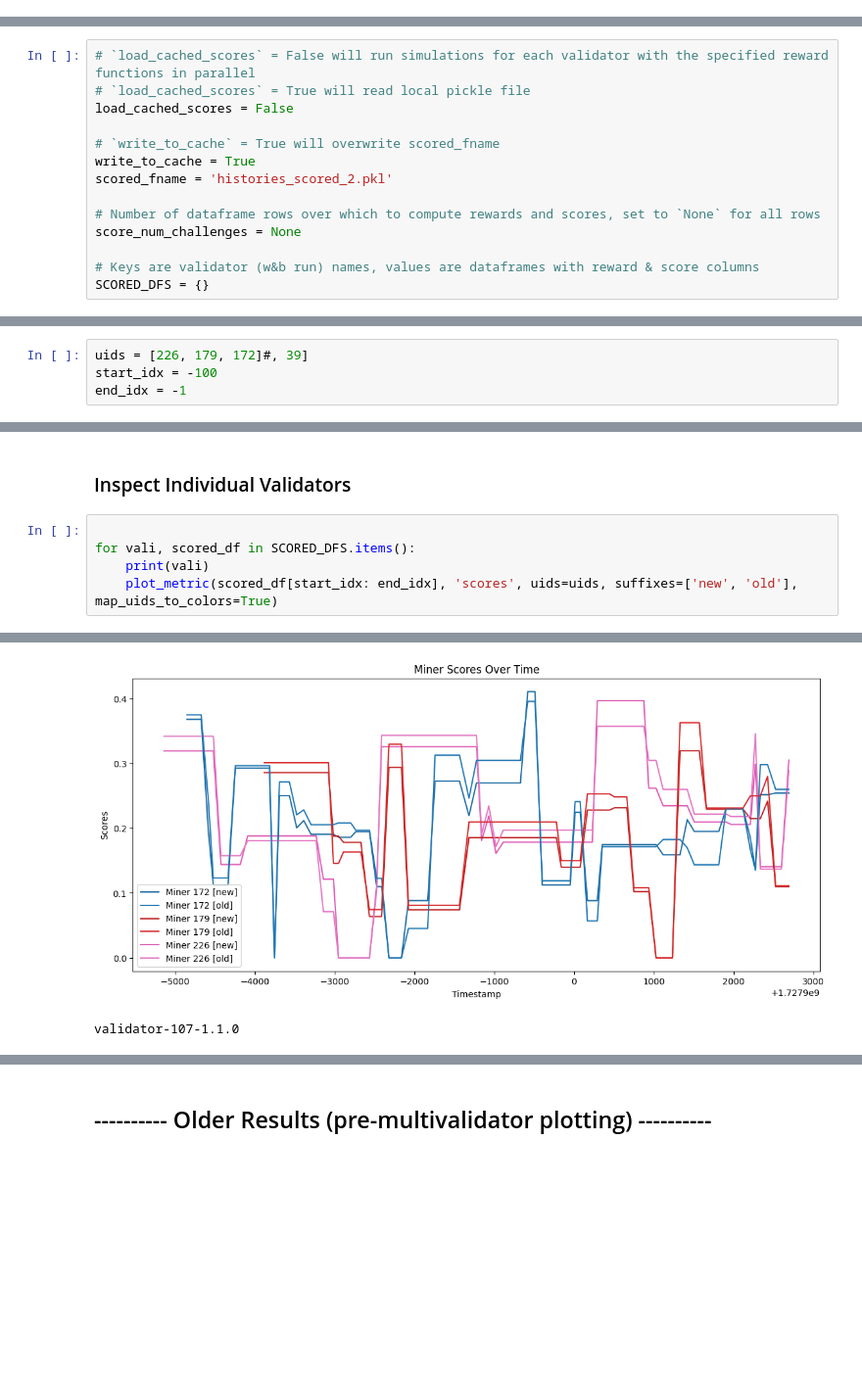
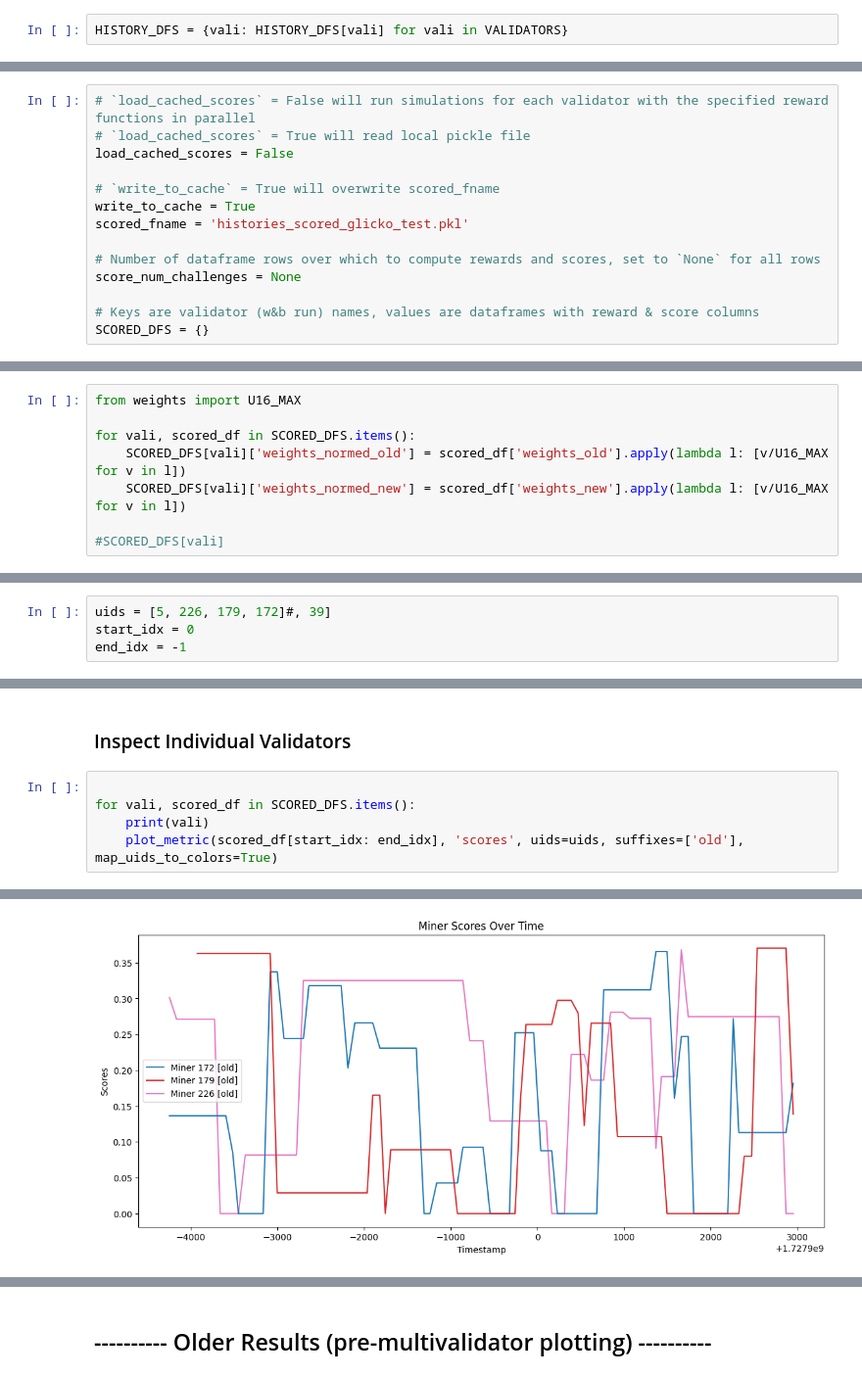
Before and after one commit to BitMind-AI/incentive-simulator, a Jupyter notebook: simulation.ipynb, the cells around one changed output, grey strips where cells are left out. Shown: that part at 98% size. Saved outputs shown, nothing was run; the diff lists cells and outputs as text; blank space fills up the shorter version.

```diff
--- a/simulation.ipynb
+++ b/simulation.ipynb
@@ -91,0 +79,2 @@ validator-107-1.1.0
+# %%
+HISTORY_DFS = {vali: HISTORY_DFS[vali] for vali in VALIDATORS}
@@ -98,7 +103,7 @@ load_cached_scores = False
 
 # `write_to_cache` = True will overwrite scored_fname
 write_to_cache = True
-scored_fname = 'histories_scored_2.pkl'
+scored_fname = 'histories_scored_glicko_test.pkl'
 
 # Number of dataframe rows over which to compute rewards and scores, set to `None` for all rows
 score_num_challenges = None
@@ -120,3 +125,11 @@ else:
     SCORED_DFS = {vali: scored_df[scored_df.rewards_new.notna()] for vali, scored_df in zip(VALIDATORS, results)}
     if write_to_cache:
         joblib.dump(SCORED_DFS, scored_fname)
+# %%
+from weights import U16_MAX
+
+for vali, scored_df in SCORED_DFS.items():
+    SCORED_DFS[vali]['weights_normed_old'] = scored_df['weights_old'].apply(lambda l: [v/U16_MAX for v in l])
+    SCORED_DFS[vali]['weights_normed_new'] = scored_df['weights_new'].apply(lambda l: [v/U16_MAX for v in l])
+
+#SCORED_DFS[vali]
@@ -130,8 +147,8 @@ Todo: update x axis to be human readable timestamp
 # %% [markdown]
 ## reward100 * .5 + reward10 * .25 + correct * .25
 # %%
-uids = [226, 179, 172]#, 39]
-start_idx = -100
+uids = [5, 226, 179, 172]#, 39]
+start_idx = 0
 end_idx = -1
 # %% [markdown]
 ### Inspect Same Miner over Multiple Validators
@@ -181,5 +240,5 @@ plot_multi_validator_metric(
 
 for vali, scored_df in SCORED_DFS.items():
     print(vali)
-    plot_metric(scored_df[start_idx: end_idx], 'scores', uids=uids, suffixes=['new', 'old'], map_uids_to_colors=True)
+    plot_metric(scored_df[start_idx: end_idx], 'scores', uids=uids, suffixes=['old'], map_uids_to_colors=True)
 # %% [output]
@@ -189,2 +248 @@ validator-19-1.1.0
-[figure, old version]
+[figure, new version]
-validator-107-1.1.0
```
Also changed, not shown: parts of 13 cells of this notebook, 1 other file.
